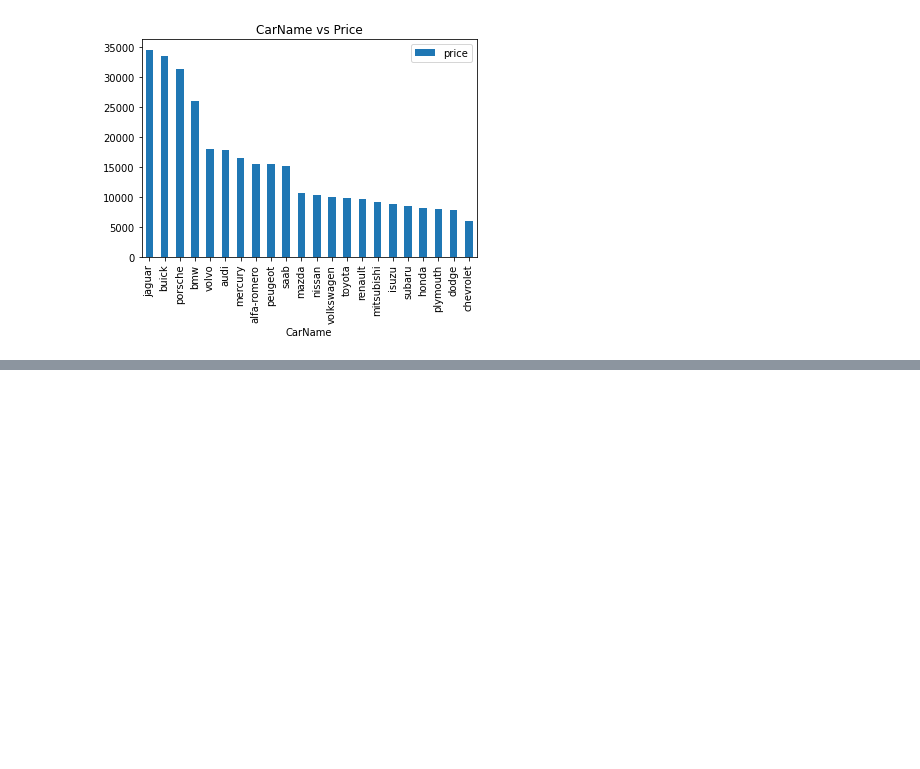
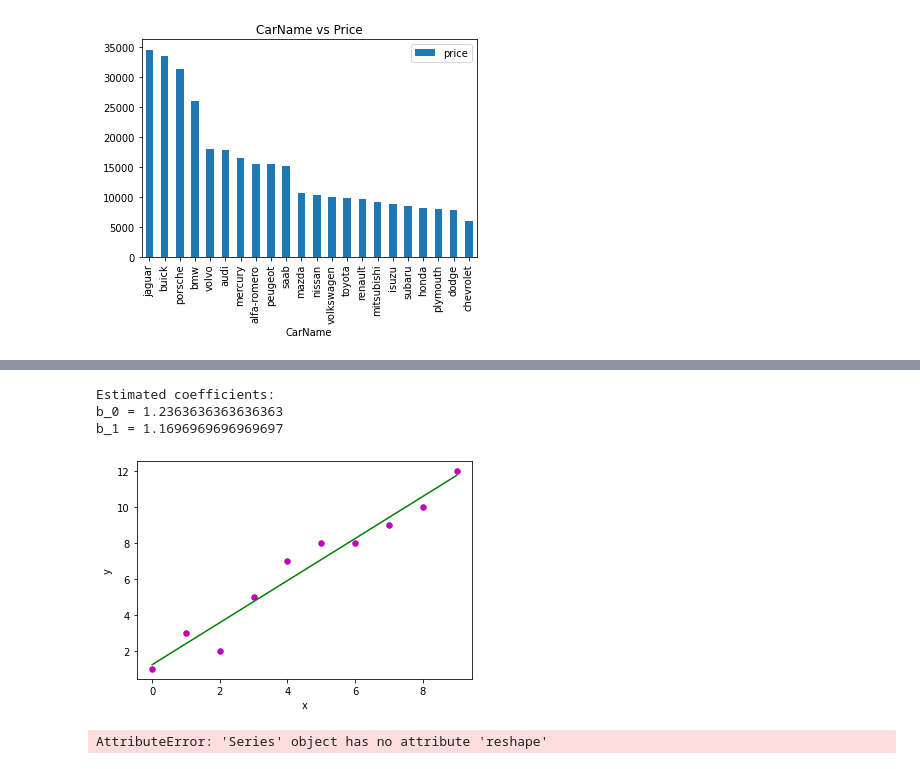
Before and after one commit to dominhkhoi2002/CarPrice_Prediction, a Jupyter notebook: CarPrice.ipynb, the cells around one changed output, grey strips where cells are left out. Cells and saved outputs as stored; diff of their text form; code cells hidden in the pictures; blank space fills up the shorter version.

```diff
--- a/CarPrice.ipynb
+++ b/CarPrice.ipynb
@@ -284,0 +285,80 @@ plt.show()
+# %%
+def estimate_coef(x, y):
+    # number of observations/points
+    n = np.size(x)
+
+    # mean of x and y vector
+    m_x = np.mean(x)
+    m_y = np.mean(y)
+
+    # calculating cross-deviation and deviation about x
+    SS_xy = np.sum(y*x) - n*m_y*m_x
+    SS_xx = np.sum(x*x) - n*m_x*m_x
+
+    # calculating regression coefficients
+    b_1 = SS_xy / SS_xx
+    b_0 = m_y - b_1*m_x
+
+    return (b_0, b_1)
+
+def plot_regression_line(x, y, b):
+    # plotting the actual points as scatter plot
+    plt.scatter(x, y, color = "m",
+               marker = "o", s = 30)
+
+    # predicted response vector
+    y_pred = b[0] + b[1]*x
+
+    # plotting the regression line
+    plt.plot(x, y_pred, color = "g")
+
+    # putting labels
+    plt.xlabel('x')
+    plt.ylabel('y')
+    # function to show plot
+    plt.show()
+
+    # observations / data
+x = np.array([0, 1, 2, 3, 4, 5, 6, 7, 8, 9])
+y = np.array([1, 3, 2, 5, 7, 8, 8, 9, 10, 12])
+
+    # estimating coefficients
+b = estimate_coef(x, y)
+print("Estimated coefficients:\nb_0 = {}  \
+        \nb_1 = {}".format(b[0], b[1]))
+
+    # plotting regression line
+plot_regression_line(x, y, b)
+# %% [output]
+Estimated coefficients:
+b_0 = 1.2363636363636363
+b_1 = 1.1696969696969697
+[figure, added]
+# %%
+def find_weight_bias(x_train, y_train):
+    weight_count = x_train.shape[1]
+    w = np.zeros(weight_count)
+    b = 0
+    learning_rate = 0.01
+    epochs = 1000
+    test_size = x_train.shape[0]
+    for i in range(epochs):
+        y_pred = np.dot(w, x_train.T) + b
+        dw = (-2/test_size) * np.sum(x_train * (y_train - y_pred).reshape(-1,1), axis=0)
+        db = (-2/test_size) * np.sum(y_train - y_pred)
+        w = w - learning_rate * dw
+        b = b - learning_rate * db
+    return w, b
+
+def prediction(x_test, w, b):
+    return np.dot(w, x_test.T) + b
+
+def rmse(y_test, y_pred):
+    return np.sqrt(mean_squared_error(y_test, y_pred))
+
+find_weight_bias(X_train, y_train)
+w, b = find_weight_bias(X_train, y_train)
+y_pred = prediction(X_test, w, b)
+rmse(y_test, y_pred)
+# %% [output]
+AttributeError: 'Series' object has no attribute 'reshape'
```
Also changed, not shown: parts of 4 cells of this notebook, 1 other file.
